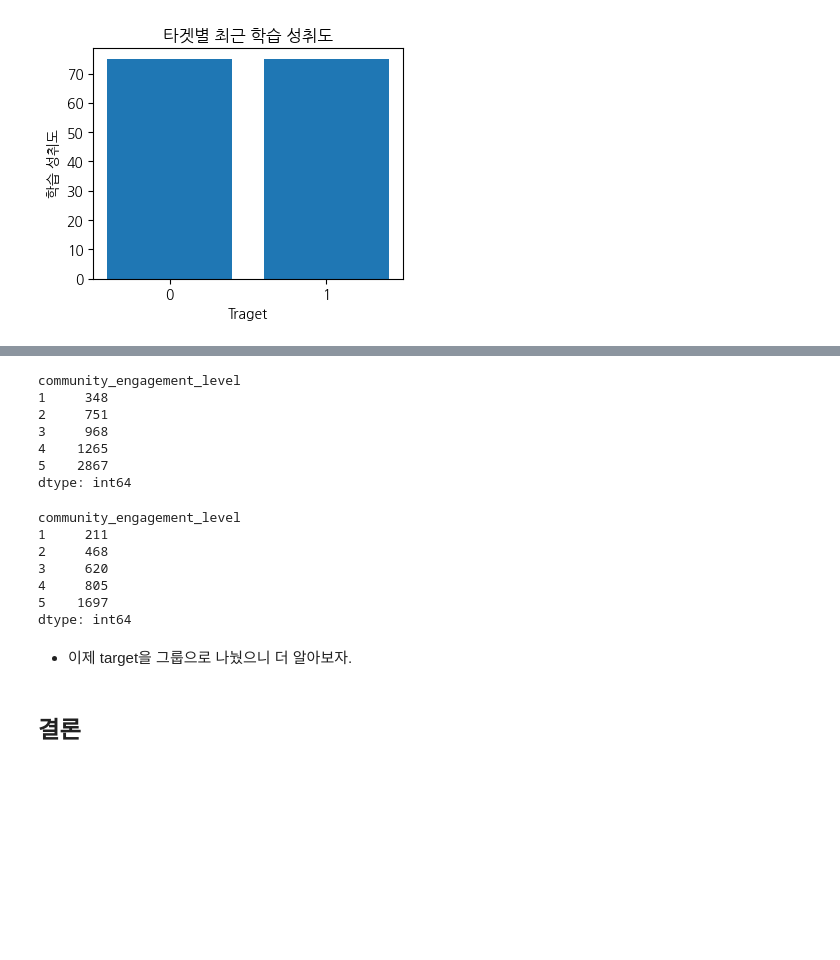
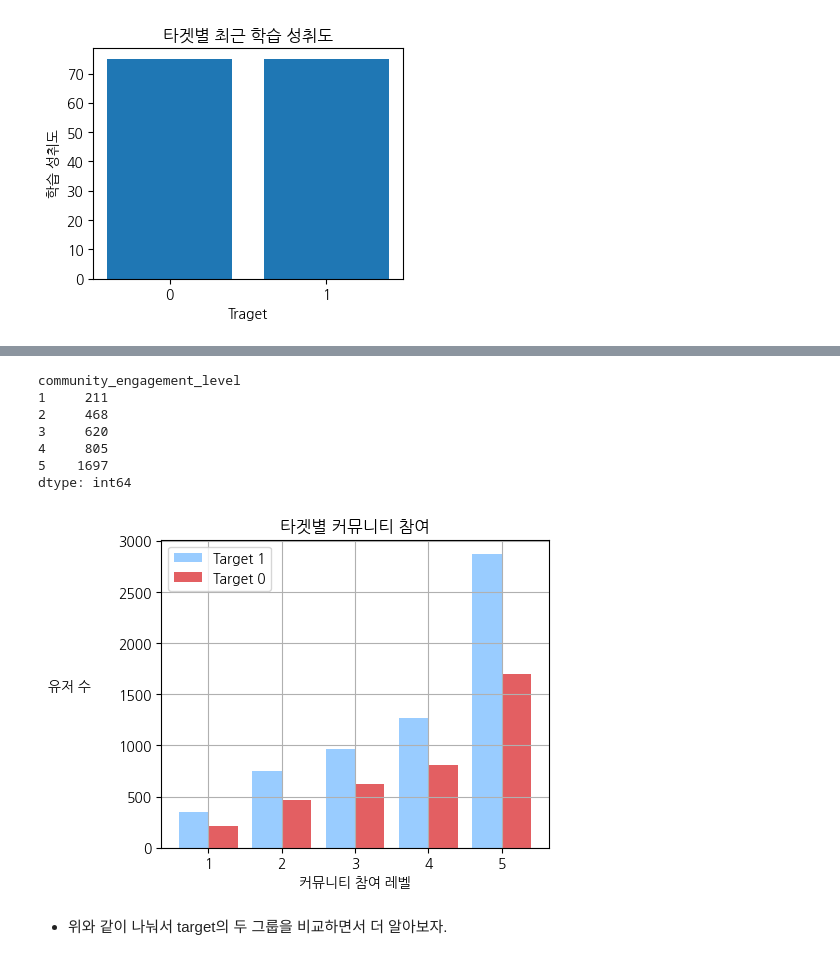
Before and after one commit to sparkparkpark/wassup3, a Jupyter notebook: 05_Data_Analysis/DA_Mini_Project.ipynb, the cells around one changed output, grey strips where cells are left out. Saved outputs shown, nothing was run; the diff lists cells and outputs as text; code cells hidden in the pictures; blank space fills up the shorter version.

```diff
--- a/05_Data_Analysis/DA_Mini_Project.ipynb
+++ b/05_Data_Analysis/DA_Mini_Project.ipynb
@@ -398,45 +406,32 @@ community_engagement_target_0 = access_data[access_data['target'] == 0].groupby(
 # %%
-community_engagement_target_1
+community_engagement_target_0
 # %% [output]
 community_engagement_level
-1     348
-2     751
-3     968
-4    1265
-5    2867
+1     211
+2     468
+3     620
+4     805
+5    1697
 dtype: int64
-# %%
-community_engagement_target_0
-# %% [output]
-community_engagement_level
-1     211
-2     468
-3     620
-4     805
-5    1697
-dtype: int64
-# %%
-# community_engagement_target_1 데이터
-community_engagement_target_1 = {
-    'High Engagement': 50,
-    'Medium Engagement': 30,
-    'Low Engagement': 20
-}
-
-# 데이터 분류 및 값 가져오기
-labels = community_engagement_target_1.keys()
-sizes = community_engagement_target_1.values()
-
-# 원형 그래프 생성
-plt.figure(figsize=(8, 6))
-plt.pie(sizes, labels=labels, autopct='%1.1f%%', startangle=140)
-
-# 그래프 명
-plt.title('Community Engagement for Target 1')
-
-# 그래프 출력
-plt.show()
+# %%
+# 막대 그래프로 시각화
+plt.figure(figsize=(5, 4))
+
+# Target 1 막대 그래프
+plt.bar(community_engagement_target_1.index - 0.2, community_engagement_target_1.values, width=0.4, label='Target 1', color='#99ccff')
+
+# Target 0 막대 그래프
+plt.bar(community_engagement_target_0.index + 0.2, community_engagement_target_0.values, width=0.4, label='Target 0', color='#e35f62')
+
+# X 축 눈금 조정
+
+plt.title('타겟별 커뮤니티 참여')
+plt.xlabel('커뮤니티 참여 레벨')
+plt.ylabel('유저 수', labelpad=35, rotation=360)
+plt.legend()
+plt.grid(True)
+plt.show()
+# %% [output]
+[figure, added]
 # %% [markdown]
-- 이제 target을 그룹으로 나눴으니 더 알아보자.
+- 위와 같이 나눠서 target의 두 그룹을 비교하면서 더 알아보자.
-# %% [markdown]
-## 결론
```
Also changed, not shown: parts of 12 cells of this notebook, 3 other files.
